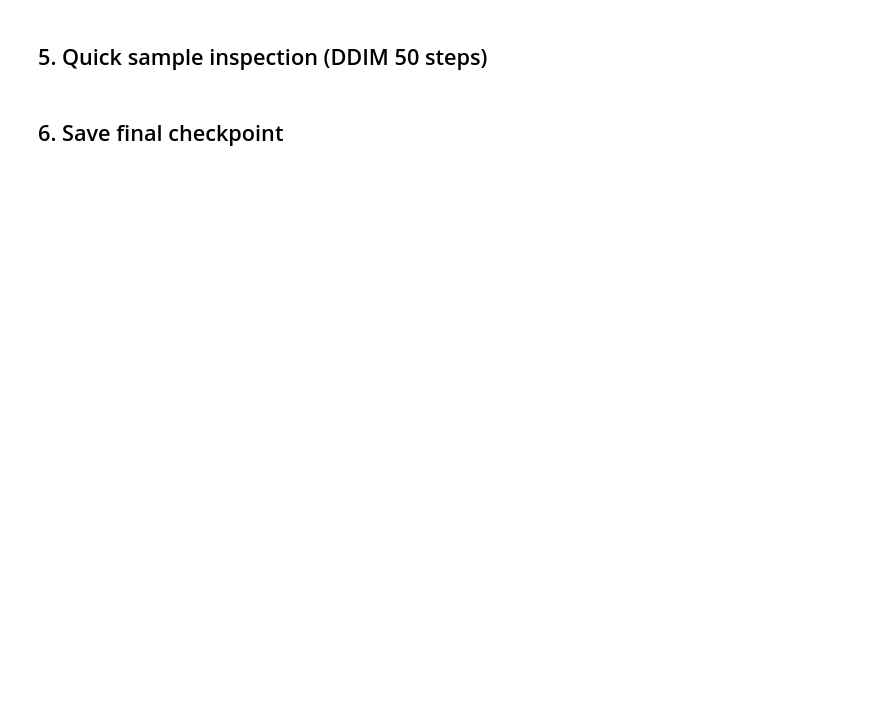
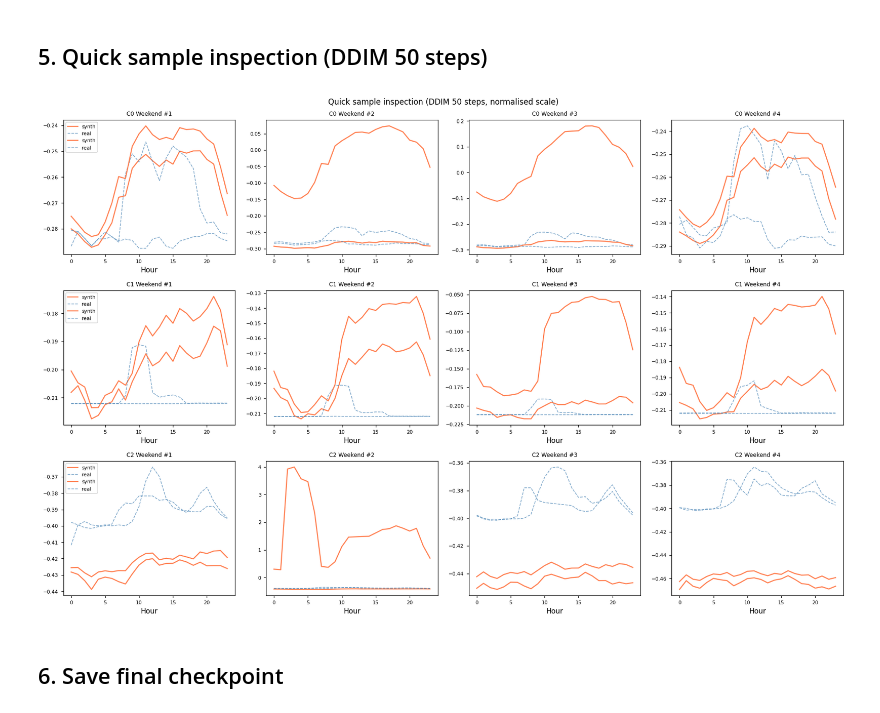
Before and after one commit to ncapac/tesina, a Jupyter notebook: notebooks/03_diffusion_training.ipynb, the cells around one changed output. Cells and saved outputs as stored; diff of their text form; code cells hidden in the pictures; blank space fills up the shorter version.

```diff
--- a/notebooks/03_diffusion_training.ipynb
+++ b/notebooks/03_diffusion_training.ipynb
@@ -335,34 +368,39 @@ fig, axes = plt.subplots(N_CLUSTERS, 4, figsize=(16, 3.5 * N_CLUSTERS))
 day_labels = ['Weekday', 'Weekend']
 
 for cid in range(N_CLUSTERS):
     for dt in range(2):
         # month=5 (June), dow=1 (Tue) for weekday, dow=5 (Sat) for weekend
         rep_dow = 1 if dt == 0 else 5
         c_batch  = jnp.array([[cid, dt, 5, rep_dow]] * n_show, dtype=jnp.int32)
         gen_key  = jax.random.PRNGKey(cid * 10 + dt)
         samples_norm = diffusion.ddim_sample(
             trainer.model, c_batch,
             seq_len=24, batch_size=n_show,
             key=gen_key, n_steps=50, guidance_scale=GUIDANCE_SCALE
         )  # (n_show, 24) — normalised
         samples_norm = np.array(samples_norm)
 
         real_mask = (c_train[:, 0] == cid) & (c_train[:, 1] == dt)
         real_sample = x_train[real_mask][:n_show] if real_mask.sum() > 0 else None
 
         for k in range(n_show):
             ax = axes[cid, k] if N_CLUSTERS > 1 else axes[k]
             ax.plot(hours, samples_norm[k], color='coral', linewidth=1.5, label='synth')
             if real_sample is not None and k < len(real_sample):
                 ax.plot(hours, real_sample[k], color='steelblue', linewidth=1,
                         linestyle='--', alpha=0.7, label='real')
             title_sfx = day_labels[dt]
             ax.set_title(f'C{cid} {title_sfx} #{k+1}', fontsize=8)
             ax.set_xlabel('Hour'); ax.tick_params(labelsize=7)
             if k == 0: ax.legend(fontsize=7)
 
 plt.suptitle('Quick sample inspection (DDIM 50 steps, normalised scale)', fontsize=11)
-plt.tight_layout(); plt.show()
+plt.tight_layout()
+fig.savefig(RESULTS_DIR / 'sample_inspection.png', dpi=150, bbox_inches='tight')
+print(f'Saved → {RESULTS_DIR / "sample_inspection.png"}')
+plt.show()
+# %% [output]
+[figure, added]
 # %% [markdown]
 ## 6. Save final checkpoint
 # %%
```
Also changed, not shown: parts of 8 cells of this notebook, 2 other files.
